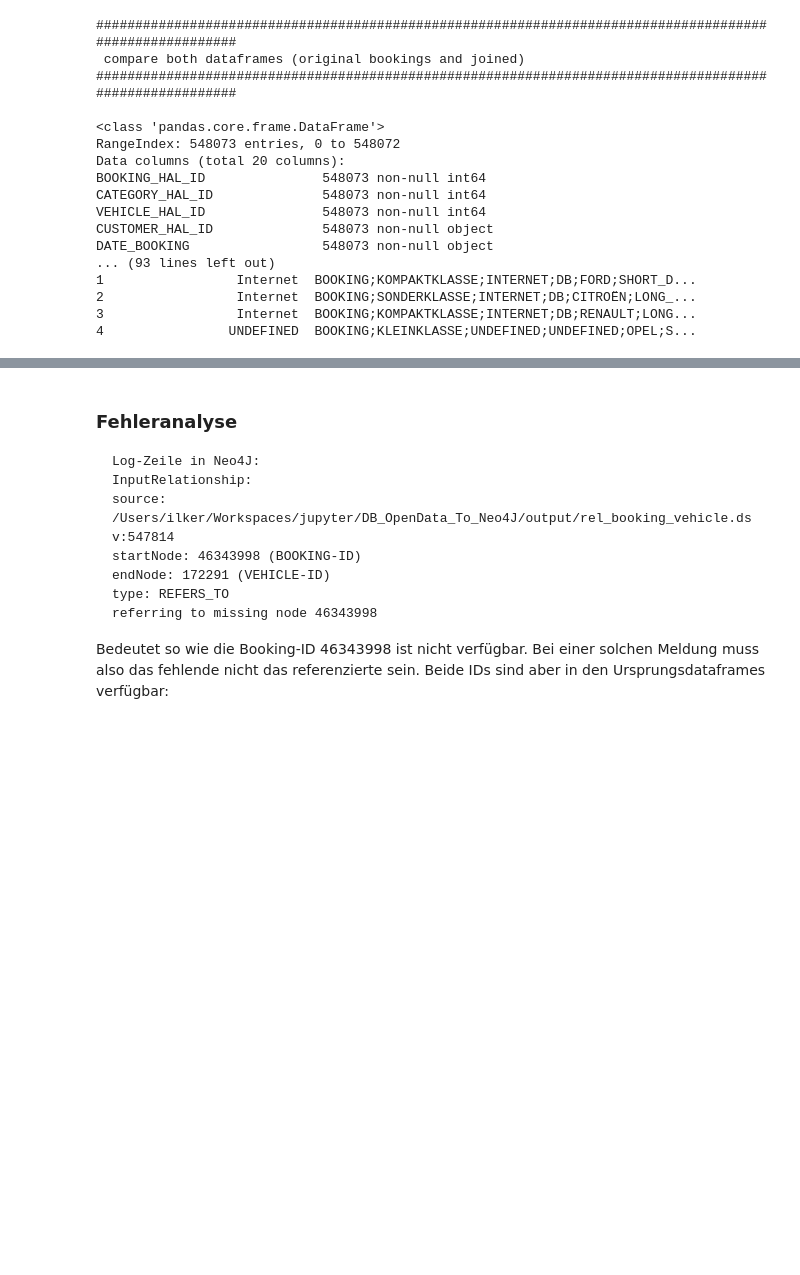
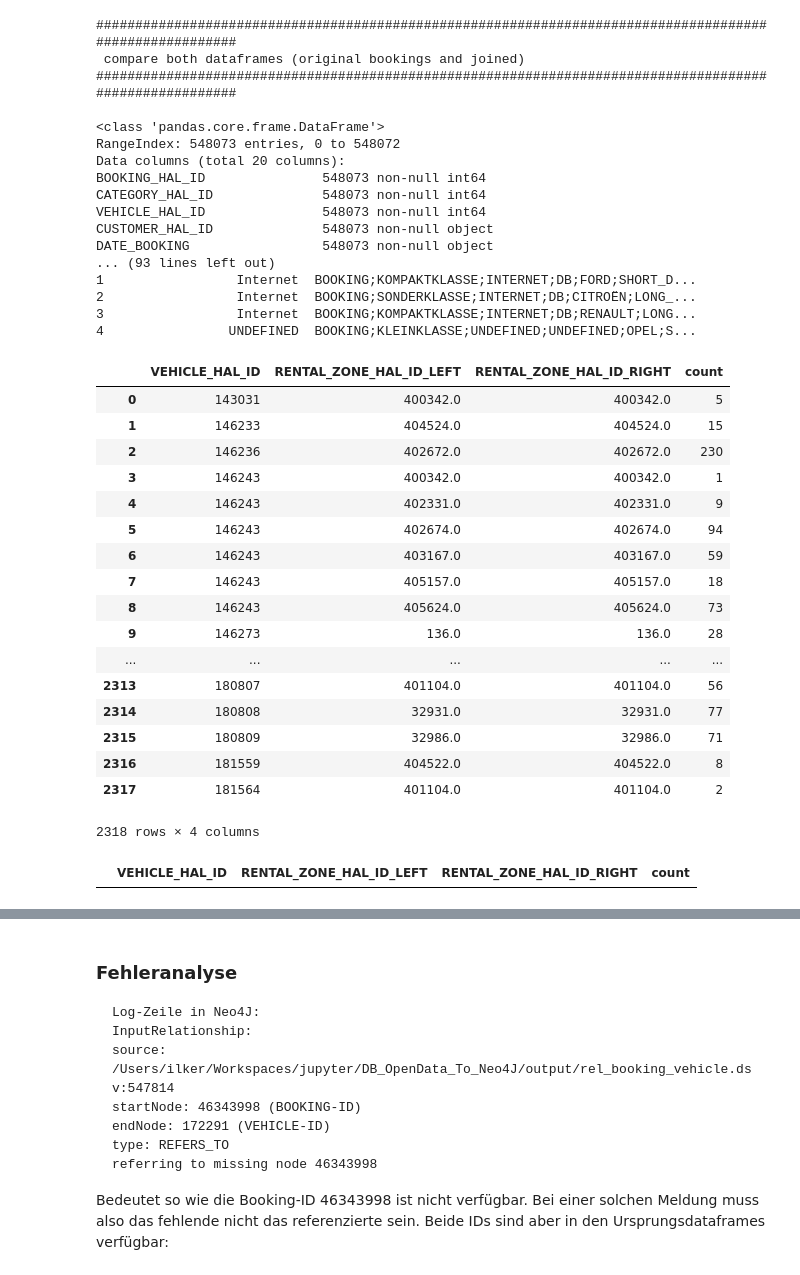
Before and after one commit to lkmsk/OpenDataToNeo4J, a Jupyter notebook: DB_OpenData/Carsharing_Data.ipynb, the cells around one changed output, grey strips where cells are left out. Cells and saved outputs as stored; diff of their text form; code cells hidden in the pictures; blank space fills up the shorter version.

```diff
--- a/DB_OpenData/Carsharing_Data.ipynb
+++ b/DB_OpenData/Carsharing_Data.ipynb
@@ -240,9 +239,9 @@ def processCategoryInformations():
     print(df_cat[null_columns].isnull().sum())
 
     df_cat['LABEL'] = df_cat.apply(getLabel, axis=1, nodeName='CATEGORY')
-    df_cat['PARENT_CATEGORY'] = df_cat.agg({'CATEGORY' : lambda x: x.split()[0].replace('/', '')})
+    df_cat['PARENT_CATEGORY'] = df_cat.apply({'CATEGORY' : lambda x: x.split()[0].replace('/', '')})
     df_cat['PARENT_LABEL'] = df_cat.apply(getLabel, axis=1, nodeName='PARENT_CATEGORY')
-    df_cat['PARENT_ID'] = df_cat.agg({'HAL_ID' : lambda x: x + 10000})
+    df_cat['PARENT_ID'] = df_cat.apply({'HAL_ID' : lambda x: x + 10000})
     df_cat['REL_TYPE_CAT_PCAT'] = df_cat.apply(getRelationshipType, axis=1, types=["CATEGORY","PARENT_CATEGORY"])
 
     print('%s Category informations extended by a parent category %s' %(seperatingLine, seperatingLine))
@@ -313,8 +312,12 @@ def processVehicleInformations():
     print('%s Unique values of column VEHICLE_MANUFACTURER_NAME %s' %(seperatingLine, seperatingLine))
     print(sorted(df_fz['VEHICLE_MANUFACTURER_NAME'].unique()))
 
-    df_fz['VEHICLE_TYPE_NAME'] = df_fz.agg({'VEHICLE_TYPE_NAME' : lambda x: x.replace(',', '.')})
+    df_fz['VEHICLE_TYPE_NAME'] = df_fz.apply({'VEHICLE_TYPE_NAME' : lambda x: x.replace(',', '.')})
     df_fz['LABEL'] = df_fz.apply(getLabel, axis=1, nodeName='VEHICLE')
+
+    print('%s vehicles dataframe informations %s' %(seperatingLine, seperatingLine))
+    print(df_fz.info(null_counts=True))
+
     # Die Nodes für die Fahrzeuge
     writeDsvFile( \
         df_fz, 'vehicles', defaultCsvItemDelimiter, ['VEHICLE_HAL_ID', 'VEHICLE_MODEL_NAME', \
@@ -431,7 +437,7 @@ def processRentalZoneInformations():
 
     # Anpassen der Longititude Informationen
 
-    df_rz['LONGITUDE'] = df_rz.agg({'LONGITUDE' : lambda x: str(x).replace(',', '.')})
+    df_rz['LONGITUDE'] = df_rz.apply({'LONGITUDE' : lambda x: str(x).replace(',', '.')})
     df_rz['LONGITUDE'] = df_rz['LONGITUDE'].astype(float)
 
     # Erneute Ausgabe der Datentypen in rental-zones
@@ -441,7 +447,7 @@ def processRentalZoneInformations():
 
     # Anpassen der Latitude Informationen
 
-    df_rz['LATITUDE'] = df_rz.agg({'LATITUDE' : lambda x: str(x).replace(',', '.')})
+    df_rz['LATITUDE'] = df_rz.apply({'LATITUDE' : lambda x: str(x).replace(',', '.')})
     df_rz['LATITUDE'] = df_rz['LATITUDE'].astype(float)
 
     # Erneute Ausgabe der Datentypen in rental-zones
@@ -575,8 +581,8 @@ def processBookingInformations():
     print(sorted(df_booking.COMPUTE_EXTRA_BOOKING_FEE.unique()))
     print(sorted(df_booking.TRAVERSE_USE.unique()))
 
-    df_booking['TRAVERSE_USE'] = df_booking.agg({'TRAVERSE_USE' : lambda x: "true" if str(x).upper() == "JA" else "false"})
-    df_booking['COMPUTE_EXTRA_BOOKING_FEE'] = df_booking.agg({'COMPUTE_EXTRA_BOOKING_FEE' : lambda x: "true" if str(x).upper() == "JA" else "false"})
+    df_booking['TRAVERSE_USE'] = df_booking.apply({'TRAVERSE_USE' : lambda x: "true" if str(x).upper() == "JA" else "false"})
+    df_booking['COMPUTE_EXTRA_BOOKING_FEE'] = df_booking.apply({'COMPUTE_EXTRA_BOOKING_FEE' : lambda x: "true" if str(x).upper() == "JA" else "false"})
 
     print('%s Modified boolean informations in bookings %s' %(seperatingLine, seperatingLine))
     print(df_booking.iloc[:5, 7:])
@@ -855,3 +895,45 @@ DATE_BOOKING                 548073 non-null object
 2                 Internet  BOOKING;SONDERKLASSE;INTERNET;DB;CITROËN;LONG_...
 3                 Internet  BOOKING;KOMPAKTKLASSE;INTERNET;DB;RENAULT;LONG...
 4                UNDEFINED  BOOKING;KLEINKLASSE;UNDEFINED;UNDEFINED;OPEL;S...
+# %%
+#df_gb_vsrz = df_booking_modified \
+#                .get(['VEHICLE_HAL_ID', 'START_RENTAL_ZONE_HAL_ID', 'END_RENTAL_ZONE_HAL_ID']).copy(True) \
+#                .groupby(['VEHICLE_HAL_ID', 'START_RENTAL_ZONE_HAL_ID', 'END_RENTAL_ZONE_HAL_ID']).size() \
+#                    .reset_index().rename(columns={0:'count'})
+#df_gb_vsrz
+#df_gb_vsrz.sort_values(1, axis=1)
+#df_gb_vsrz.agg(['min', 'max'])
+
+df_gb_vsrz = df_booking_modified[ \
+                (df_booking_modified.RENTAL_ZONE_HAL_ID_LEFT.notnull()) & \
+                (df_booking_modified.RENTAL_ZONE_HAL_ID_RIGHT.notnull()) & \
+                (df_booking_modified.VEHICLE_MANUFACTURER_NAME != "UNKNOWN")] \
+                    .get(['VEHICLE_HAL_ID', 'RENTAL_ZONE_HAL_ID_LEFT', 'RENTAL_ZONE_HAL_ID_RIGHT', \
+                      'VEHICLE_MANUFACTURER_NAME']).copy(True) \
+                    .groupby(['VEHICLE_HAL_ID', 'RENTAL_ZONE_HAL_ID_LEFT', 'RENTAL_ZONE_HAL_ID_RIGHT']).size() \
+                    .reset_index().rename(columns={0:'count'})
+
+df_gb_vsrz
+# %% [output]
+|  | VEHICLE_HAL_ID | RENTAL_ZONE_HAL_ID_LEFT | RENTAL_ZONE_HAL_ID_RIGHT | count |
+| 0 | 143031 | 400342.0 | 400342.0 | 5 |
+| 1 | 146233 | 404524.0 | 404524.0 | 15 |
+| 2 | 146236 | 402672.0 | 402672.0 | 230 |
+| 3 | 146243 | 400342.0 | 400342.0 | 1 |
+| 4 | 146243 | 402331.0 | 402331.0 | 9 |
+| 5 | 146243 | 402674.0 | 402674.0 | 94 |
+| 6 | 146243 | 403167.0 | 403167.0 | 59 |
+| 7 | 146243 | 405157.0 | 405157.0 | 18 |
+| 8 | 146243 | 405624.0 | 405624.0 | 73 |
+| 9 | 146273 | 136.0 | 136.0 | 28 |
+| ... | ... | ... | ... | ... |
+| 2313 | 180807 | 401104.0 | 401104.0 | 56 |
+| 2314 | 180808 | 32931.0 | 32931.0 | 77 |
+| 2315 | 180809 | 32986.0 | 32986.0 | 71 |
+| 2316 | 181559 | 404522.0 | 404522.0 | 8 |
+| 2317 | 181564 | 401104.0 | 401104.0 | 2 |
+2318 rows × 4 columns
+# %%
+df_gb_vsrz[df_gb_vsrz.RENTAL_ZONE_HAL_ID_LEFT != df_gb_vsrz.RENTAL_ZONE_HAL_ID_RIGHT]
+# %% [output]
+|  | VEHICLE_HAL_ID | RENTAL_ZONE_HAL_ID_LEFT | RENTAL_ZONE_HAL_ID_RIGHT | count |
```
Also changed, not shown: parts of 8 cells of this notebook, 1 other file.
